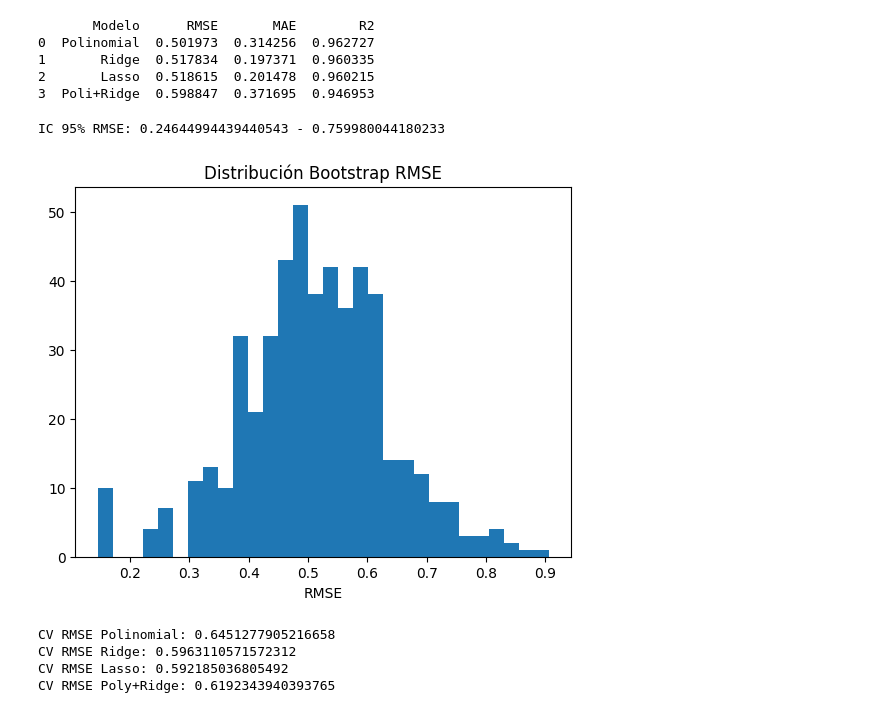
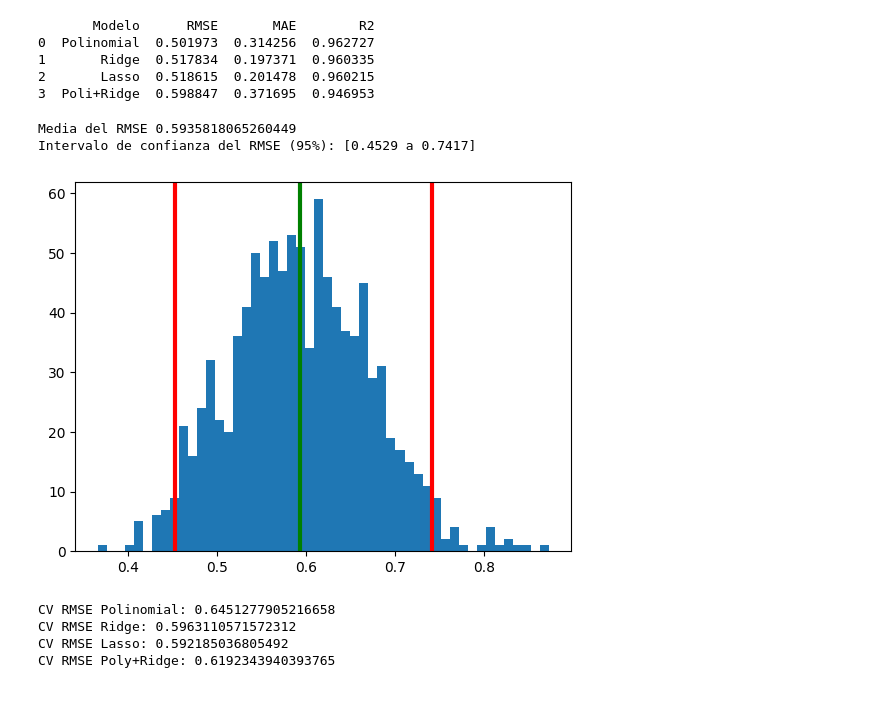
Before and after one commit to Lucasgali03/lab2, a Jupyter notebook: main.ipynb, the cells around one changed output. Cells and saved outputs as stored; diff of their text form; code cells hidden in the pictures.

```diff
--- a/main.ipynb
+++ b/main.ipynb
@@ -397,27 +397,28 @@ print(results)
 # %%
 from sklearn.utils import resample
 
-rmse_boot = []
+stats = []
 
-for i in range(500):
-    X_res, y_res = resample(X_test, y_test)
-    y_pred_res = best_ridge.predict(X_res)
-    rmse_boot.append(np.sqrt(mean_squared_error(y_res, y_pred_res)))
+for i in range(1000):
+    X_res, y_res = resample(X_test, y_test, replace=True, n_samples=len(X_test))
+    y_pred_res = best_poli_ridge.predict(X_res)
+    stats.append(np.sqrt(mean_squared_error(y_res, y_pred_res)))
 
-p_lower = np.percentile(rmse_boot, 2.5)
-p_upper = np.percentile(rmse_boot, 97.5)
+p_lower = np.percentile(stats, 2.5)
+p_upper = np.percentile(stats, 97.5)
 
-print("IC 95% RMSE:", p_lower, "-", p_upper)
+print(f"Media del RMSE {np.mean(stats)}")
+print(f"Intervalo de confianza del RMSE (95%): [{p_lower:.4f} a {p_upper:.4f}]")
+
+plt.hist(stats, bins=50)
+plt.axvline(p_lower, color='red', linewidth=3)
+plt.axvline(np.mean(stats), color='green', linewidth=3)
+plt.axvline(p_upper, color='red', linewidth=3)
+plt.show()
 # %% [output]
-IC 95% RMSE: 0.24644994439440543 - 0.759980044180233
+Media del RMSE 0.5935818065260449
+Intervalo de confianza del RMSE (95%): [0.4529 a 0.7417]
+[figure, added]
-# %%
-plt.figure()
-plt.hist(rmse_boot, bins=30)
-plt.xlabel("RMSE")
-plt.title("Distribución Bootstrap RMSE")
-plt.show()
-# %% [output]
-[figure, removed]
 # %%
 print("CV RMSE Polinomial:", -grid.best_score_)
 print("CV RMSE Ridge:", -grid_ridge.best_score_)
```
